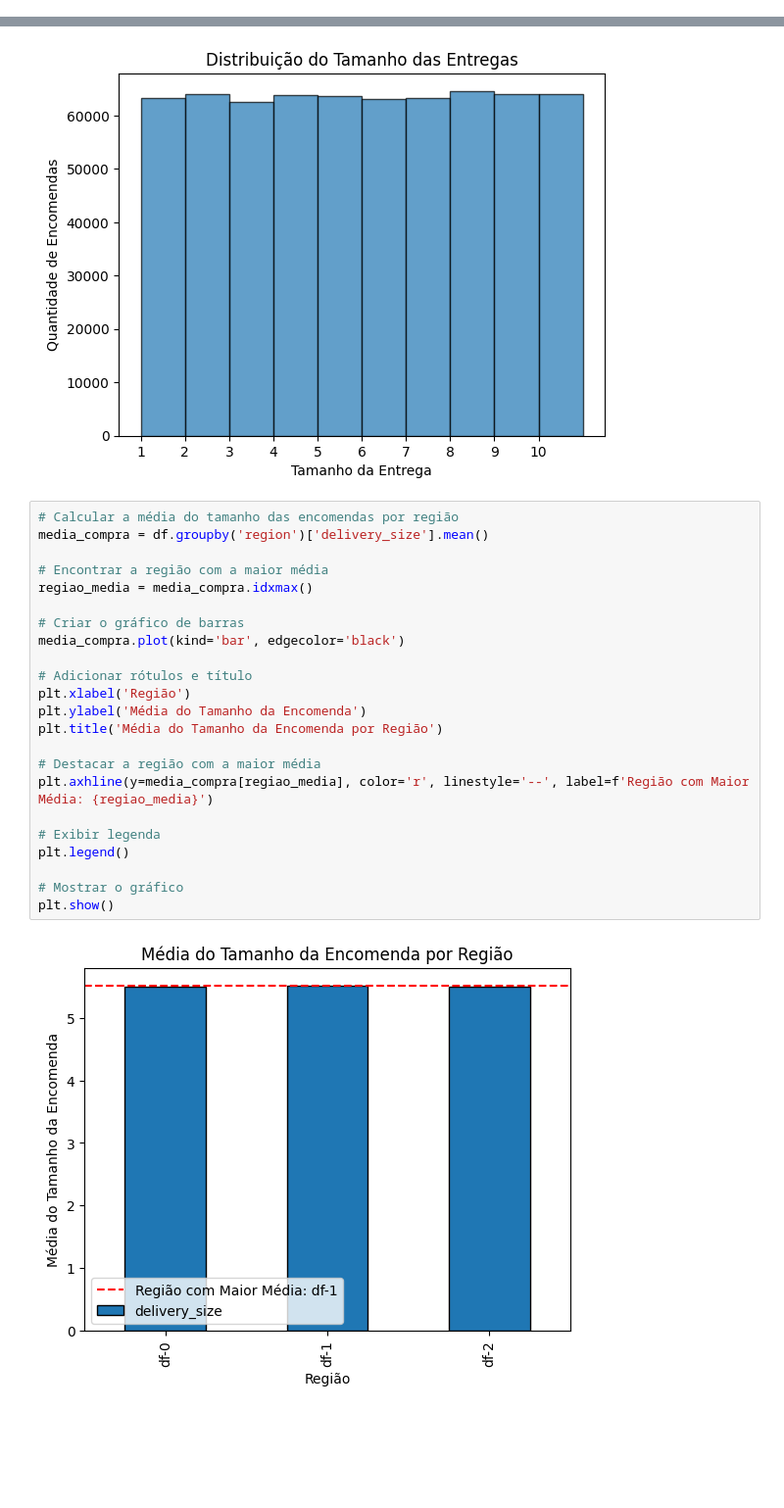
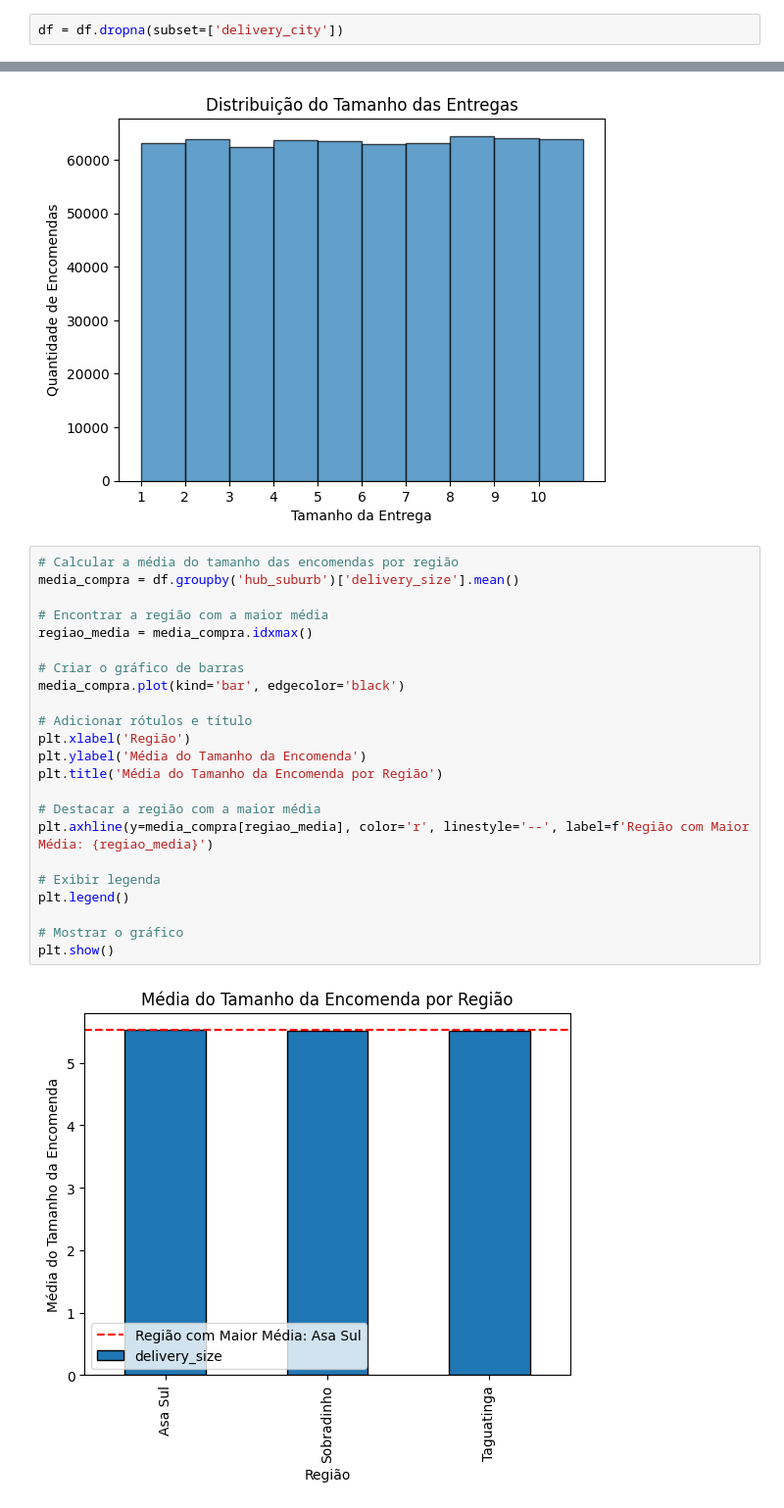
Before and after one commit to leaop/Cursos, a Jupyter notebook: EBAC/atividade16_projeto1.ipynb, the cells around one changed output, grey strips where cells are left out. Shown at 98% size. Drawn from its saved outputs; the diff is of its cells as text; blank space fills up the shorter version.

```diff
--- a/EBAC/atividade16_projeto1.ipynb
+++ b/EBAC/atividade16_projeto1.ipynb
@@ -383,3 +385,5 @@ dtype: float64
+# %%
+df = df.dropna(subset=['delivery_city'])
 # %% [markdown]
 O desvio padrão é utilizado para analisar a dispersão de um conjunto de dados. Um valor alto indica que o os valores do conjunto de dados tendem a estar distantes da média, ou seja, a distribuição é mais “espalhada”. Se o valor for pequeno os dados tendem a estar mais concentrados em torno da média.
 # %%
@@ -481,26 +509,26 @@ plt.show()
 [figure]
 # %%
 # Calcular a média do tamanho das encomendas por região
-media_compra = df.groupby('region')['delivery_size'].mean()
+media_compra = df.groupby('hub_suburb')['delivery_size'].mean()
 
 # Encontrar a região com a maior média
 regiao_media = media_compra.idxmax()
 
 # Criar o gráfico de barras
 media_compra.plot(kind='bar', edgecolor='black')
 
 # Adicionar rótulos e título
 plt.xlabel('Região')
 plt.ylabel('Média do Tamanho da Encomenda')
 plt.title('Média do Tamanho da Encomenda por Região')
 
 # Destacar a região com a maior média
 plt.axhline(y=media_compra[regiao_media], color='r', linestyle='--', label=f'Região com Maior Média: {regiao_media}')
 
 # Exibir legenda
 plt.legend()
 
 # Mostrar o gráfico
 plt.show()
 # %% [output]
-[figure, old version]
+[figure, new version]
```
Also changed, not shown: parts of 9 cells of this notebook.
